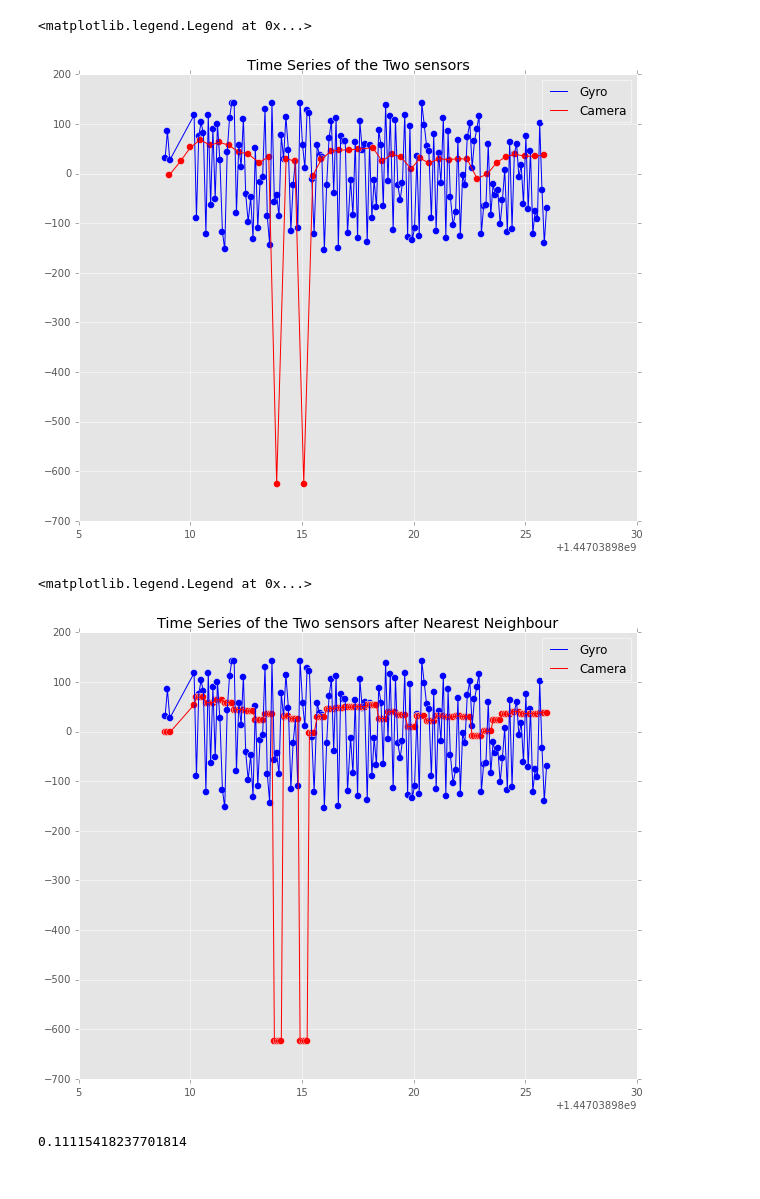
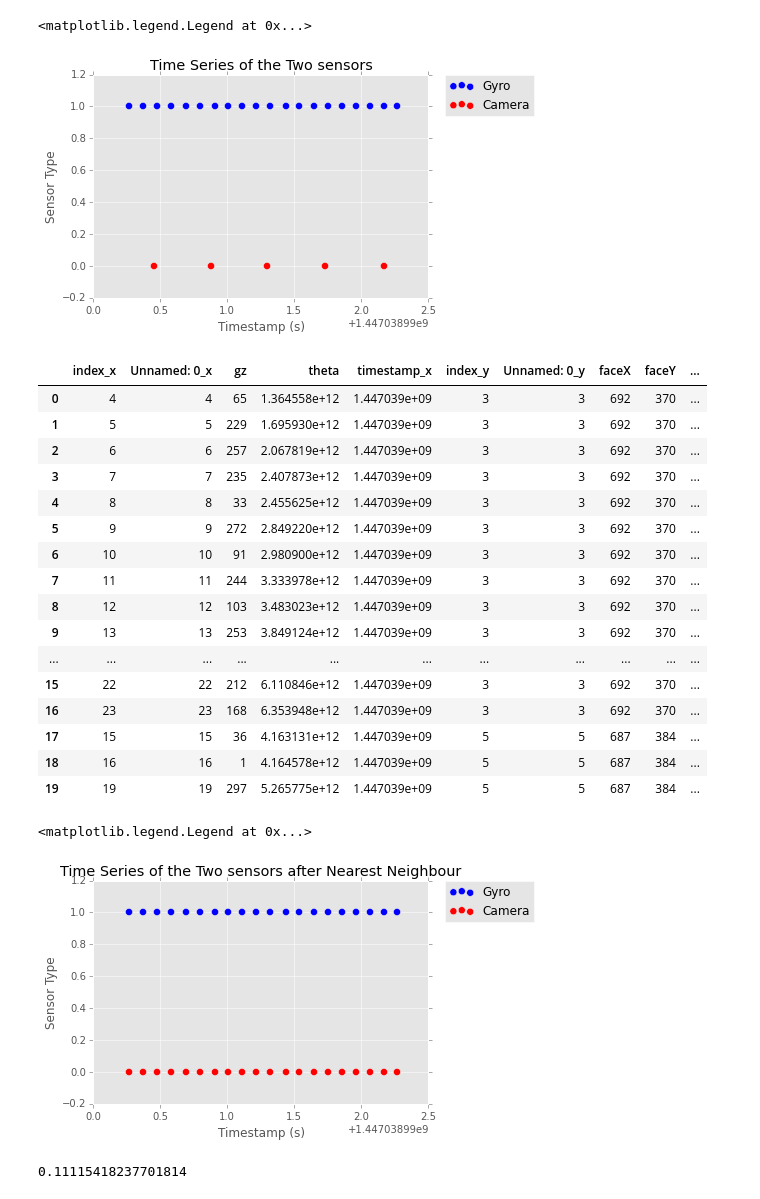
Before and after one commit to chrisngan24/fydp, a Jupyter notebook: experimental/data_fusion/init_analysis.ipynb, the cells around one changed output. Drawn from its saved outputs; the diff is of its cells as text; code cells hidden in the pictures.

Commit message:
Updated data fusion charts

```diff
--- a/experimental/data_fusion/init_analysis.ipynb
+++ b/experimental/data_fusion/init_analysis.ipynb
@@ -21,6 +23,8 @@ http://rpy.sourceforge.net/
 # %%
 df_wheel = pd.read_csv('data/WHEEL.csv')
 df_cam = pd.read_csv('data/CAMERA.csv')
+df_wheel = df_wheel.iloc[4:24].reset_index()
+df_cam = df_cam.iloc[3:8].reset_index()
 # %%
 def subtract_from_prev_val(df, col, init_val=0):
     return (df[col] - df.shift()[col])
@@ -40,16 +44,18 @@ def integrate_col(df, fxdx_col, dx_col, init_val):
 
     return np.array(y)
 # %%
-plt.figure().set_size_inches(10, 8)
-plt.plot(df_wheel['timestamp'], df_wheel['gz'] - df_wheel['gz'].mean(), c = 'blue', label='Gyro' )
-plt.scatter(df_wheel['timestamp'], df_wheel['gz'] - df_wheel['gz'].mean(), c = 'blue', s=50 )
-plt.plot(df_cam['timestamp'], df_cam['faceX'] - df_cam['faceX'].mean(), c='red', label='Camera')
-plt.scatter(df_cam['timestamp'], df_cam['faceX'] - df_cam['faceX'].mean(), c='red',s=50)
+# plt.figure().set_size_inches(10, 8)
+# plt.plot(df_wheel['timestamp'], [1]*len(df_wheel), c = 'blue', label='Gyro' )
+plt.scatter(df_wheel['timestamp'], [1]*len(df_wheel), c = 'blue', s=50, label='Gyro')
+# plt.plot(df_cam['timestamp'], [0] * len(df_cam), c='red', label='Camera')
+plt.scatter(df_cam['timestamp'], [0]*len(df_cam), c='red',s=50, label='Camera')
 plt.title('Time Series of the Two sensors')
-plt.legend()
+plt.xlabel('Timestamp (s)')
+plt.ylabel('Sensor Type')
+plt.legend(bbox_to_anchor=(1.05, 1), loc=2, borderaxespad=0)
 # %% [output]
 <matplotlib.legend.Legend at 0x...>
-[figure, old version]
+[figure, new version]
 # %%
 df_wheel['timediff'] = subtract_from_prev_val(df_wheel, 'timestamp')
 df_cam['timediff'] = subtract_from_prev_val(df_cam, 'timestamp')
@@ -85,17 +91,42 @@ def fuse_data(df_base, df_inject, distance_col):
     return df_
 
 fused = fuse_data(df_wheel, df_cam, 'timestamp')
+# %%
+fused
+# %% [output]
+|  | index_x | Unnamed: 0_x | gz | theta | timestamp_x | index_y | Unnamed: 0_y | faceX | faceY | ... |
+| 0 | 4 | 4 | 65 | 1.364558e+12 | 1.447039e+09 | 3 | 3 | 692 | 370 | ... |
+| 1 | 5 | 5 | 229 | 1.695930e+12 | 1.447039e+09 | 3 | 3 | 692 | 370 | ... |
+| 2 | 6 | 6 | 257 | 2.067819e+12 | 1.447039e+09 | 3 | 3 | 692 | 370 | ... |
+| 3 | 7 | 7 | 235 | 2.407873e+12 | 1.447039e+09 | 3 | 3 | 692 | 370 | ... |
+| 4 | 8 | 8 | 33 | 2.455625e+12 | 1.447039e+09 | 3 | 3 | 692 | 370 | ... |
+| 5 | 9 | 9 | 272 | 2.849220e+12 | 1.447039e+09 | 3 | 3 | 692 | 370 | ... |
+| 6 | 10 | 10 | 91 | 2.980900e+12 | 1.447039e+09 | 3 | 3 | 692 | 370 | ... |
+| 7 | 11 | 11 | 244 | 3.333978e+12 | 1.447039e+09 | 3 | 3 | 692 | 370 | ... |
+| 8 | 12 | 12 | 103 | 3.483023e+12 | 1.447039e+09 | 3 | 3 | 692 | 370 | ... |
+| 9 | 13 | 13 | 253 | 3.849124e+12 | 1.447039e+09 | 3 | 3 | 692 | 370 | ... |
+| ... | ... | ... | ... | ... | ... | ... | ... | ... | ... | ... |
+| 15 | 22 | 22 | 212 | 6.110846e+12 | 1.447039e+09 | 3 | 3 | 692 | 370 | ... |
+| 16 | 23 | 23 | 168 | 6.353948e+12 | 1.447039e+09 | 3 | 3 | 692 | 370 | ... |
+| 17 | 15 | 15 | 36 | 4.163131e+12 | 1.447039e+09 | 5 | 5 | 687 | 384 | ... |
+| 18 | 16 | 16 | 1 | 4.164578e+12 | 1.447039e+09 | 5 | 5 | 687 | 384 | ... |
+| 19 | 19 | 19 | 297 | 5.265775e+12 | 1.447039e+09 | 5 | 5 | 687 | 384 | ... |
 # %%
-plt.figure().set_size_inches(10, 8)
-plt.plot(fused['timestamp_x'], fused['gz'] - fused['gz'].mean(), c = 'blue', label='Gyro' )
-plt.scatter(fused['timestamp_x'], fused['gz'] - fused['gz'].mean(), c = 'blue', s =50)
-plt.plot(fused['timestamp_x'], fused['faceX'] - fused['faceX'].mean(), c='red', label='Camera')
-plt.scatter(fused['timestamp_x'], fused['faceX'] - fused['faceX'].mean(), c='red', s= 50)
+# plt.figure().set_size_inches(10, 8)
+# plt.plot(fused['timestamp_x'], fused['gz'] - fused['gz'].mean(), c = 'blue', label='Gyro' )
+# plt.scatter(fused['timestamp_x'], fused['gz'] - fused['gz'].mean(), c = 'blue', s =50)
+# plt.plot(fused['timestamp_x'], fused['faceX'] - fused['faceX'].mean(), c='red', label='Camera')
+plt.scatter(fused['timestamp_x'], [1]*len(fused), c='blue',s=50, label='Gyro')
+plt.scatter(fused['timestamp_x'], [0]*len(fused), c='red',s=50, label='Camera')
+# plt.scatter(fused['timestamp_x'], fused['faceX'] - fused['faceX'].mean(), c='red', s= 50)
 plt.title('Time Series of the Two sensors after Nearest Neighbour')
-plt.legend()
+# plt.legend()
+plt.xlabel('Timestamp (s)')
+plt.ylabel('Sensor Type')
+plt.legend(bbox_to_anchor=(1.05, 1), loc=2, borderaxespad=0)
 # %% [output]
 <matplotlib.legend.Legend at 0x...>
-[figure, old version]
+[figure, new version]
 # %%
 def metric(df_fused, col, sample_rate):
     v = df_fused[col]
```
Also changed, not shown: parts of 1 cell of this notebook.
